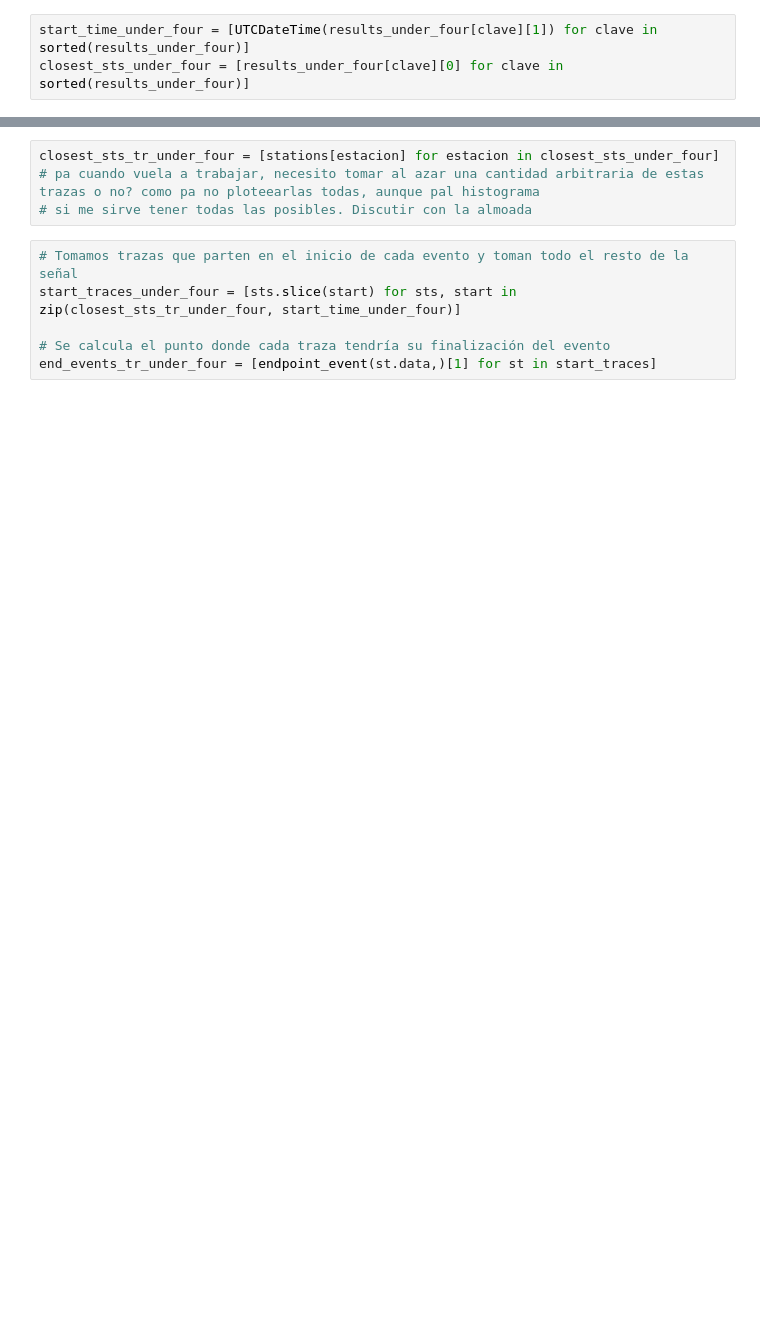
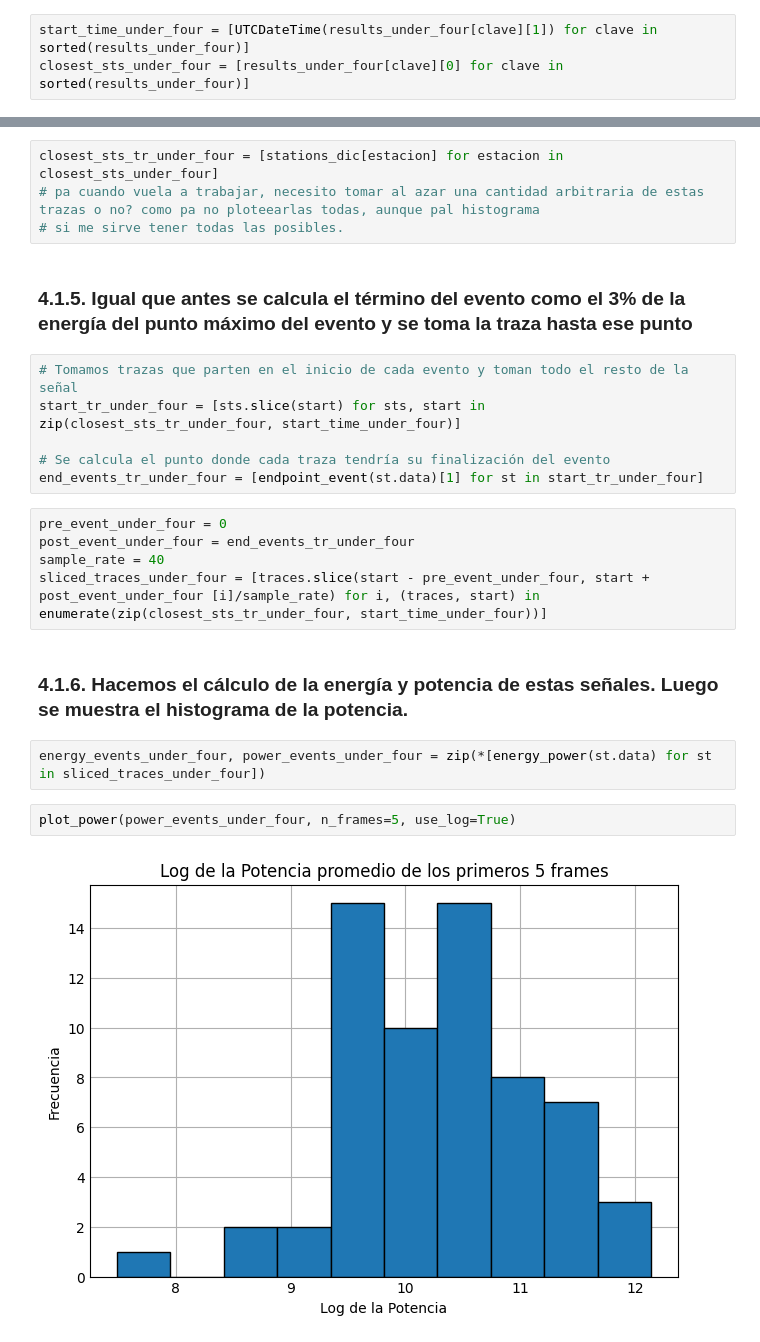
Before and after one commit to simonvidal99/Trigger, a Jupyter notebook: energy.ipynb, the cells around one changed output, grey strips where cells are left out. Saved outputs shown, nothing was run; the diff lists cells and outputs as text; blank space fills up the shorter version.

Commit message:
cleaning of code and updating histograms in energy

```diff
--- a/energy.ipynb
+++ b/energy.ipynb
@@ -624,10 +448,25 @@ closest_sts_under_four = [results_under_four[clave][0] for clave in sorted(resul
 # %%
-closest_sts_tr_under_four = [stations[estacion] for estacion in closest_sts_under_four]
+closest_sts_tr_under_four = [stations_dic[estacion] for estacion in closest_sts_under_four]
 # pa cuando vuela a trabajar, necesito tomar al azar una cantidad arbitraria de estas trazas o no? como pa no ploteearlas todas, aunque pal histograma
-# si me sirve tener todas las posibles. Discutir con la almoada
+# si me sirve tener todas las posibles.
+# %% [markdown]
+### 4.1.5. Igual que antes se calcula el término del evento como el 3% de la energía del punto máximo del evento y se toma la traza hasta ese punto
 # %%
 # Tomamos trazas que parten en el inicio de cada evento y toman todo el resto de la señal
-start_traces_under_four = [sts.slice(start) for sts, start in zip(closest_sts_tr_under_four, start_time_under_four)]
+start_tr_under_four = [sts.slice(start) for sts, start in zip(closest_sts_tr_under_four, start_time_under_four)]
 
 # Se calcula el punto donde cada traza tendría su finalización del evento
-end_events_tr_under_four = [endpoint_event(st.data,)[1] for st in start_traces]
+end_events_tr_under_four = [endpoint_event(st.data)[1] for st in start_tr_under_four]
+# %%
+pre_event_under_four = 0
+post_event_under_four = end_events_tr_under_four
+sample_rate = 40
+sliced_traces_under_four = [traces.slice(start - pre_event_under_four, start + post_event_under_four [i]/sample_rate) for i, (traces, start) in enumerate(zip(closest_sts_tr_under_four, start_time_under_four))]
+# %% [markdown]
+### 4.1.6. Hacemos el cálculo de la energía y potencia de estas señales. Luego se muestra el histograma de la potencia.
+# %%
+energy_events_under_four, power_events_under_four = zip(*[energy_power(st.data) for st in sliced_traces_under_four])
+# %%
+plot_power(power_events_under_four, n_frames=5, use_log=True)
+# %% [output]
+[figure, added]
```
Also changed, not shown: parts of 19 cells of this notebook, 3 other files.
